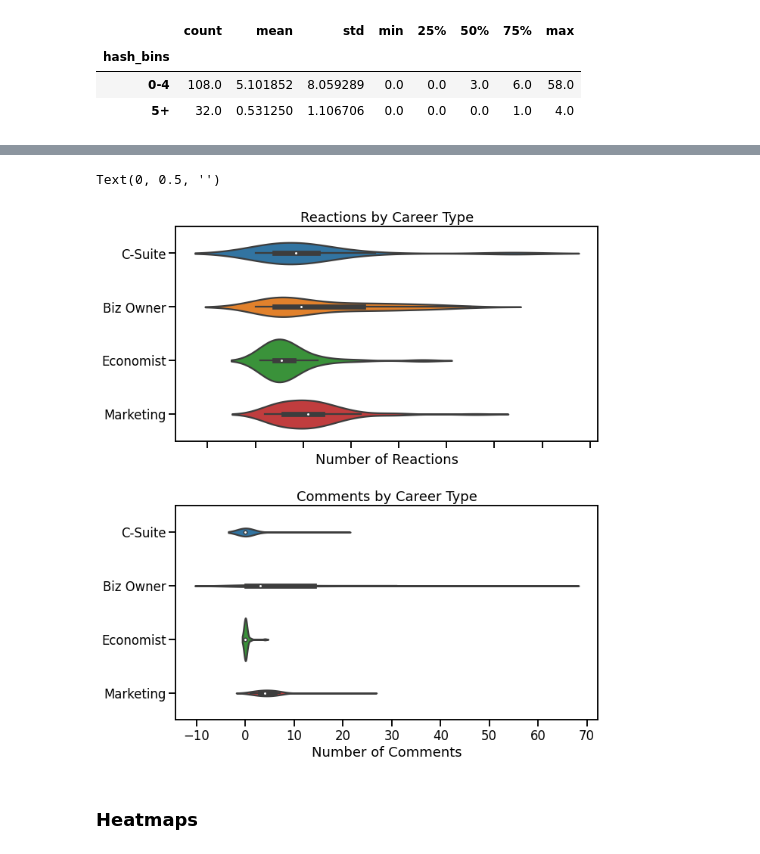
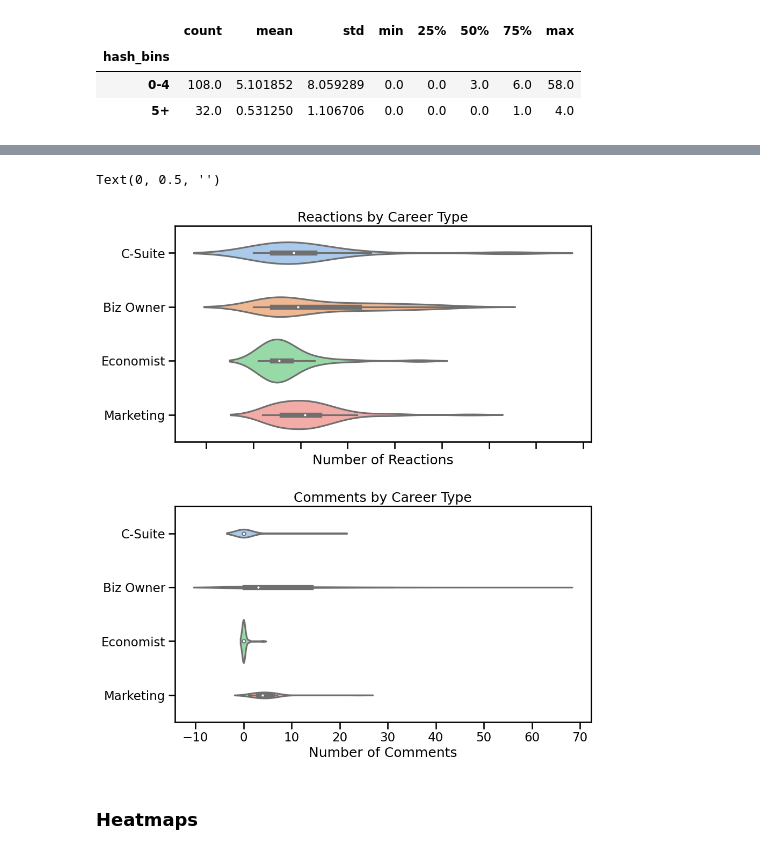
Before and after one commit to adamrossnelson/confident, a Jupyter notebook: notebooks/Confident Data Chapter 10.ipynb, the cells around one changed output, grey strips where cells are left out. Cells and saved outputs as stored; diff of their text form; code cells hidden in the pictures.

```diff
--- a/notebooks/Confident Data Chapter 10.ipynb
+++ b/notebooks/Confident Data Chapter 10.ipynb
@@ -128,7 +128,7 @@ Text(0, 0.5, 'Average Tip Amount')
 ### Wrangle
 # %%
 # Load ConfidentDataCh9Social.csv
-df = pd.read_csv('ConfidentDataCh9SocialSents_Pub.csv',
+df = pd.read_csv('../data/confident_ch9socialsents.csv',
                  parse_dates=['Date'])
 
 # Display the shape of the data
@@ -413,24 +377,25 @@ axes[1][1].set_yticklabels('')
 # %%
 # Examine engagement across career type
-# Create a 4x4 grid of subplots
 fig, axes = plt.subplots(nrows=2, ncols=1, figsize=(10, 12))
 plt.subplots_adjust(hspace=0.3, wspace=0.1)
 
 # Upper: violin plot of Reactions by user career type
-sns.violinplot(x='Reactions', y='group', data=df, ax=axes[0])
+sns.violinplot(x='Reactions', y='group', data=df,
+               ax=axes[0], palette='pastel')
 axes[0].set_title('Reactions by Career Type')
 axes[0].set_xlabel('Number of Reactions')
 axes[0].set_ylabel('')
 axes[0].set_xticklabels('')
 
 # Lower: violin plot of Comments by user career type
-sns.violinplot(x='Comments', y='group',data=df, ax=axes[1])
+sns.violinplot(x='Comments', y='group',data=df,
+               ax=axes[1], palette='pastel')
 axes[1].set_title('Comments by Career Type')
 axes[1].set_xlabel('Number of Comments')
 axes[1].set_ylabel('')
 # %% [output]
 Text(0, 0.5, '')
-[figure, old version]
+[figure, new version]
 # %% [markdown]
 ### Heatmaps
 # %%
```
Also changed, not shown: parts of 22 cells of this notebook, 2 other files.
